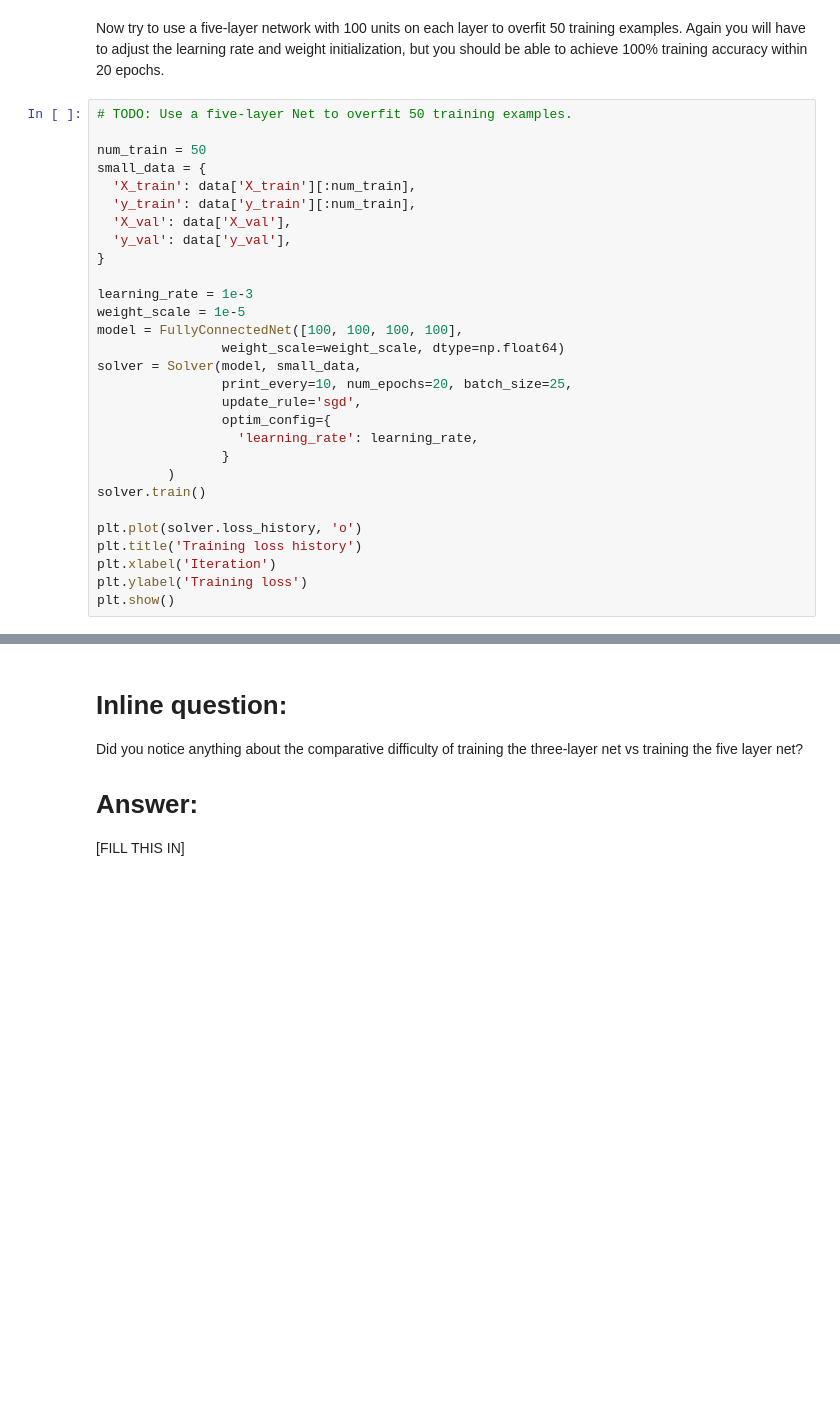
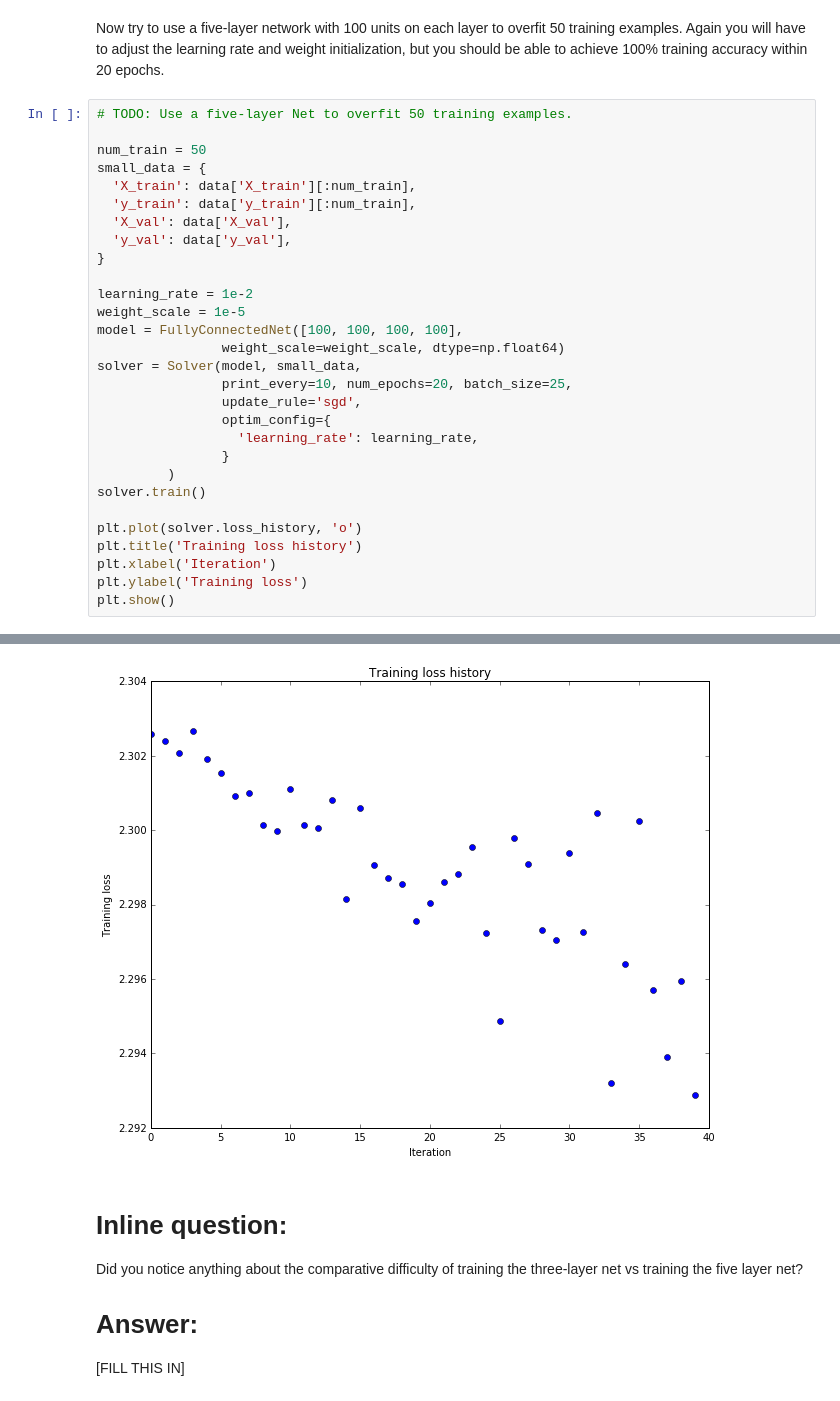
Before and after one commit to tworuler/cs231n-assignments, a Jupyter notebook: assignment2/FullyConnectedNets.ipynb, the cells around one changed output, grey strips where cells are left out. Drawn from its saved outputs; the diff is of its cells as text; blank space fills up the shorter version.

```diff
--- a/assignment2/FullyConnectedNets.ipynb
+++ b/assignment2/FullyConnectedNets.ipynb
@@ -399,7 +482,7 @@ small_data = {
   'y_val': data['y_val'],
 }
 
-learning_rate = 1e-3
+learning_rate = 1e-2
 weight_scale = 1e-5
 model = FullyConnectedNet([100, 100, 100, 100],
                 weight_scale=weight_scale, dtype=np.float64)
@@ -417,3 +500,4 @@ plt.title('Training loss history')
 plt.xlabel('Iteration')
 plt.ylabel('Training loss')
 plt.show()
+# %% [output]
@@ -420,3 +521,4 @@ plt.show()
+[figure, added]
 # %% [markdown]
 # Inline question:
 Did you notice anything about the comparative difficulty of training the three-layer net vs training the five layer net?
```
Also changed, not shown: parts of 10 cells of this notebook, 1 other file.
